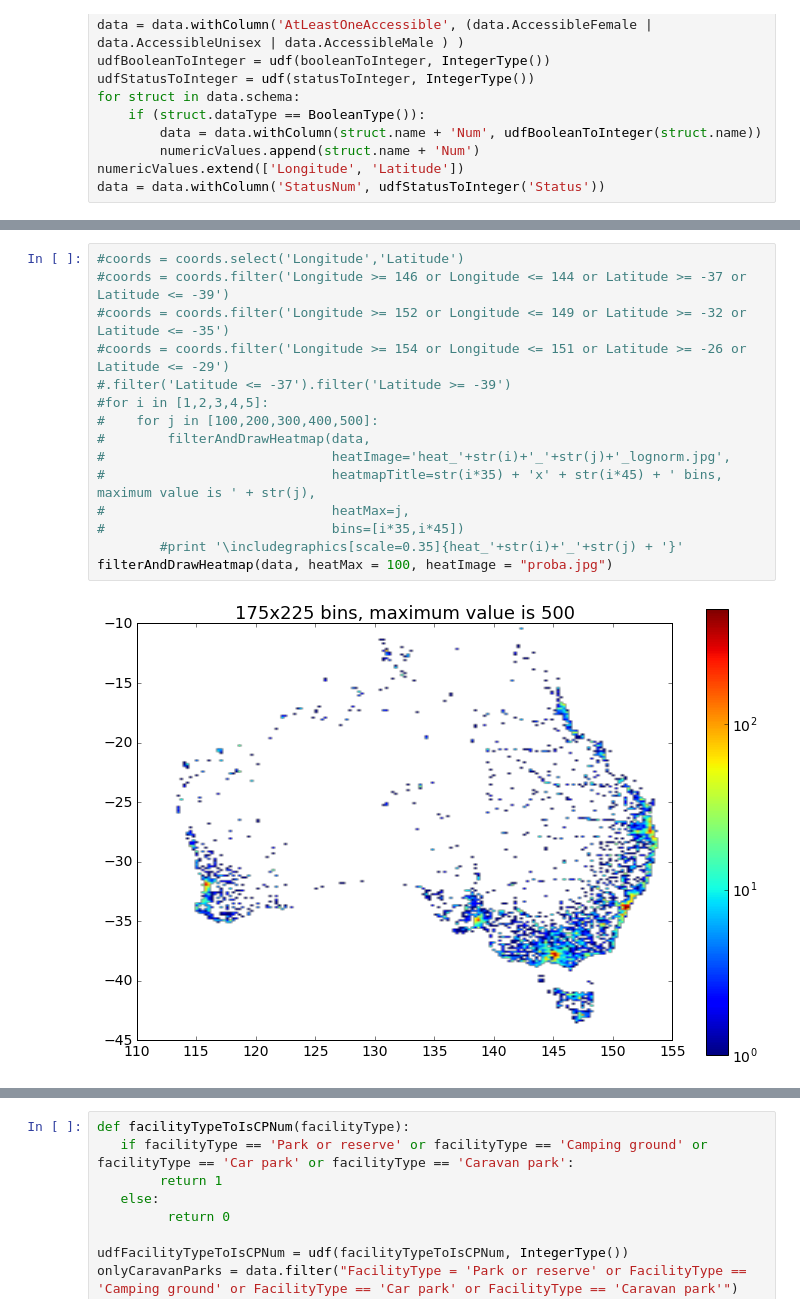
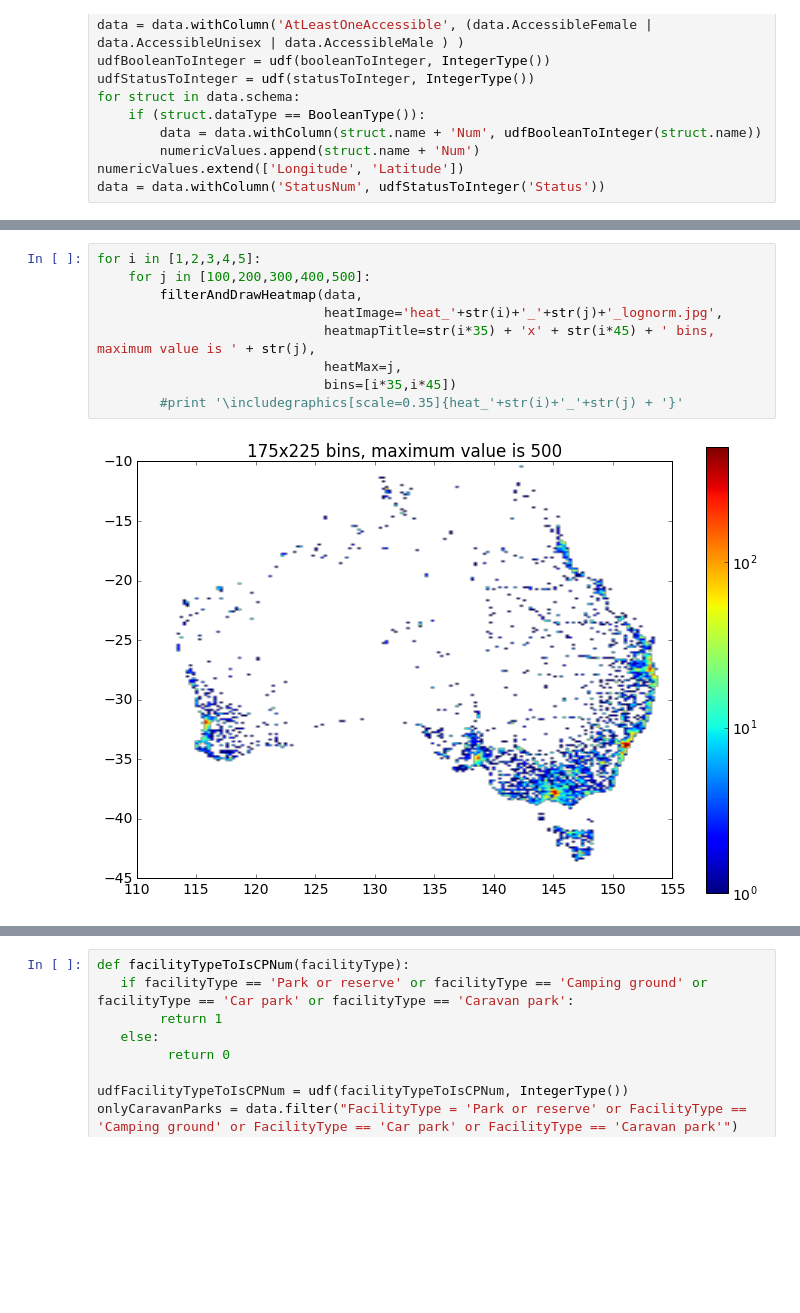
Before and after one commit to antaljanosbenjamin/BigDataAnalysisTechniques_VIMIAV02, a Jupyter notebook: pyspark_code/Toilets.ipynb, the cells around one changed output, grey strips where cells are left out. Cells and saved outputs as stored; diff of their text form; blank space fills up the shorter version.

```diff
--- a/pyspark_code/Toilets.ipynb
+++ b/pyspark_code/Toilets.ipynb
@@ -168,19 +172,13 @@ def filterAndDrawHeatmap(datas, *args, **kwargs):
         plt.savefig(heatImage, bbox_inches = 'tight', pad_inches = 0)
     return
 # %%
-#coords = coords.select('Longitude','Latitude')
-#coords = coords.filter('Longitude >= 146 or Longitude <= 144 or Latitude >= -37 or Latitude <= -39')
-#coords = coords.filter('Longitude >= 152 or Longitude <= 149 or Latitude >= -32 or Latitude <= -35')
-#coords = coords.filter('Longitude >= 154 or Longitude <= 151 or Latitude >= -26 or Latitude <= -29')
-#.filter('Latitude <= -37').filter('Latitude >= -39')
-#for i in [1,2,3,4,5]:
-#    for j in [100,200,300,400,500]:
-#        filterAndDrawHeatmap(data,
-#                             heatImage='heat_'+str(i)+'_'+str(j)+'_lognorm.jpg',
-#                             heatmapTitle=str(i*35) + 'x' + str(i*45) + ' bins, maximum value is ' + str(j),
-#                             heatMax=j,
-#                             bins=[i*35,i*45])
+for i in [1,2,3,4,5]:
+    for j in [100,200,300,400,500]:
+        filterAndDrawHeatmap(data,
+                             heatImage='heat_'+str(i)+'_'+str(j)+'_lognorm.jpg',
+                             heatmapTitle=str(i*35) + 'x' + str(i*45) + ' bins, maximum value is ' + str(j),
+                             heatMax=j,
+                             bins=[i*35,i*45])
         #print '\includegraphics[scale=0.35]{heat_'+str(i)+'_'+str(j) + '}'
-filterAndDrawHeatmap(data, heatMax = 100, heatImage = "proba.jpg")
 # %% [output]
-[figure, old version]
+[figure, new version]
```
Also changed, not shown: parts of 17 cells of this notebook, 1 other file.
